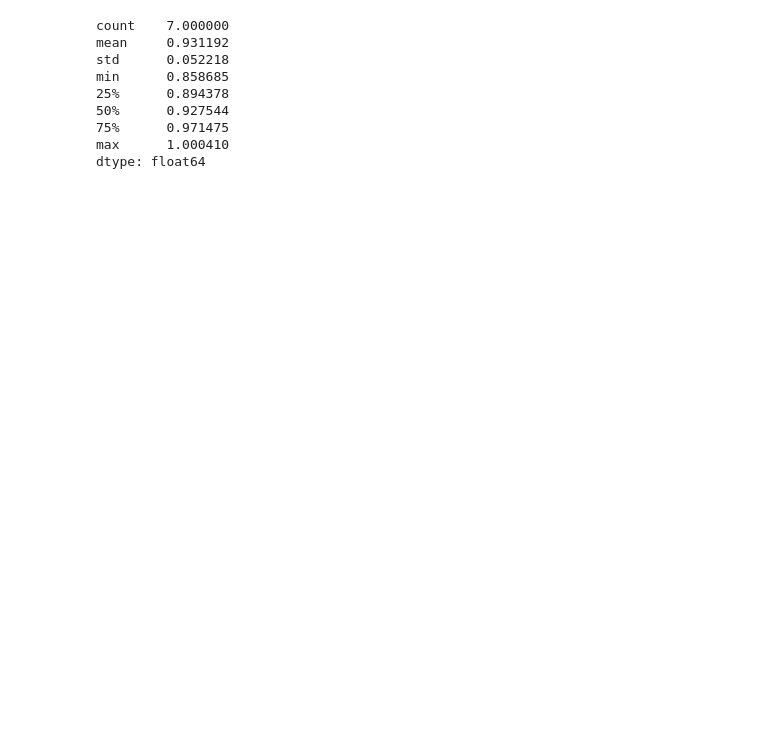
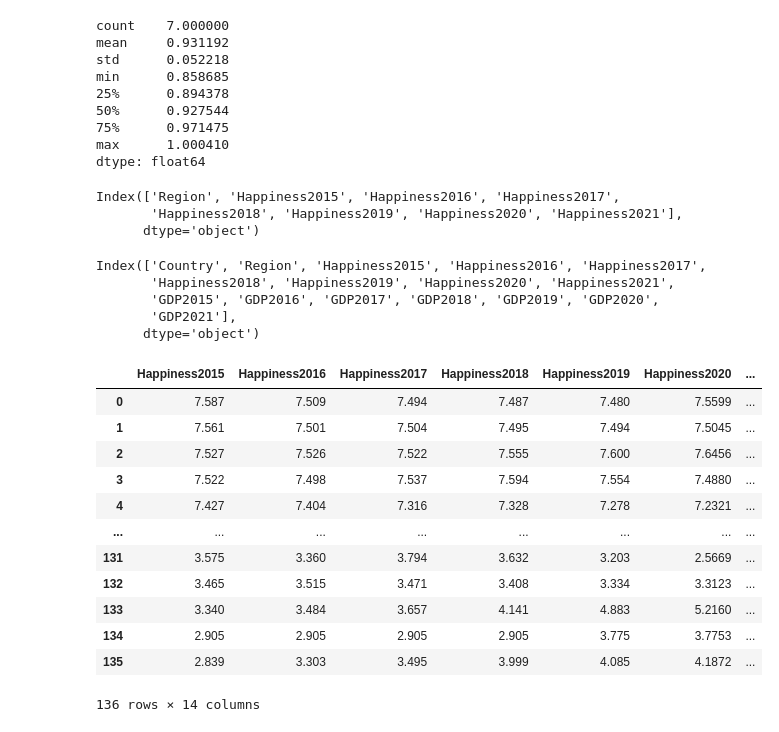
Before and after one commit to matteo005/Happiness_Project, a Jupyter notebook: nks_gdp_analysis.ipynb, the cells around one changed output. Drawn from its saved outputs; the diff is of its cells as text; code cells hidden in the pictures; blank space fills up the shorter version.

```diff
--- a/nks_gdp_analysis.ipynb
+++ b/nks_gdp_analysis.ipynb
@@ -174,3 +191,34 @@ min      0.858685
 75%      0.971475
 max      1.000410
 dtype: float64
+# %%
+happiness_df.columns
+# %% [output]
+Index(['Region', 'Happiness2015', 'Happiness2016', 'Happiness2017',
+       'Happiness2018', 'Happiness2019', 'Happiness2020', 'Happiness2021'],
+      dtype='object')
+# %%
+combined_df.columns
+# %% [output]
+Index(['Country', 'Region', 'Happiness2015', 'Happiness2016', 'Happiness2017',
+       'Happiness2018', 'Happiness2019', 'Happiness2020', 'Happiness2021',
+       'GDP2015', 'GDP2016', 'GDP2017', 'GDP2018', 'GDP2019', 'GDP2020',
+       'GDP2021'],
+      dtype='object')
+# %%
+comb_bar = combined_df.loc[:,'Happiness2015':'GDP2021']
+comb_bar
+# %% [output]
+|  | Happiness2015 | Happiness2016 | Happiness2017 | Happiness2018 | Happiness2019 | Happiness2020 | ... |
+| 0 | 7.587 | 7.509 | 7.494 | 7.487 | 7.480 | 7.5599 | ... |
+| 1 | 7.561 | 7.501 | 7.504 | 7.495 | 7.494 | 7.5045 | ... |
+| 2 | 7.527 | 7.526 | 7.522 | 7.555 | 7.600 | 7.6456 | ... |
+| 3 | 7.522 | 7.498 | 7.537 | 7.594 | 7.554 | 7.4880 | ... |
+| 4 | 7.427 | 7.404 | 7.316 | 7.328 | 7.278 | 7.2321 | ... |
+| ... | ... | ... | ... | ... | ... | ... | ... |
+| 131 | 3.575 | 3.360 | 3.794 | 3.632 | 3.203 | 2.5669 | ... |
+| 132 | 3.465 | 3.515 | 3.471 | 3.408 | 3.334 | 3.3123 | ... |
+| 133 | 3.340 | 3.484 | 3.657 | 4.141 | 4.883 | 5.2160 | ... |
+| 134 | 2.905 | 2.905 | 2.905 | 2.905 | 3.775 | 3.7753 | ... |
+| 135 | 2.839 | 3.303 | 3.495 | 3.999 | 4.085 | 4.1872 | ... |
+136 rows × 14 columns
```
Also changed, not shown: parts of 14 cells of this notebook.
